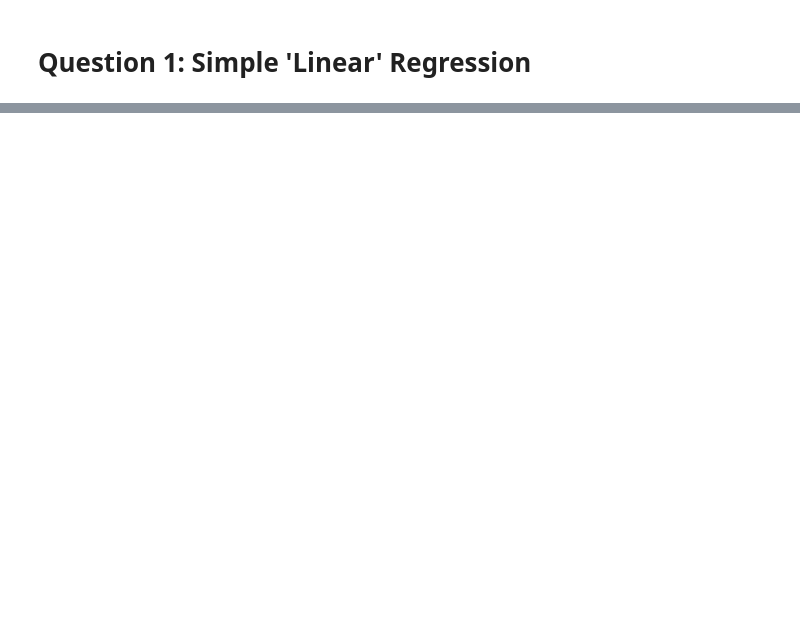
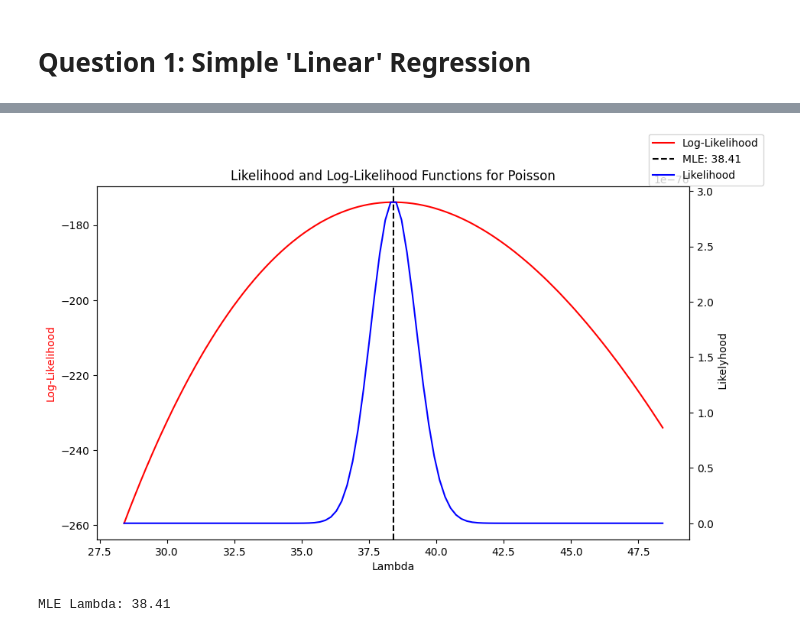
Before and after one commit to pri12345/ST239_Assignments, a Jupyter notebook: First_Assignment/Assignment1.ipynb, the cells around one changed output, grey strips where cells are left out. Cells and saved outputs as stored; diff of their text form; code cells hidden in the pictures; blank space fills up the shorter version.

```diff
--- a/First_Assignment/Assignment1.ipynb
+++ b/First_Assignment/Assignment1.ipynb
@@ -302,0 +253,44 @@ memory usage: 564.0 bytes
+# %%
+# Calculate the MLE (just the sample mean)
+lambda_mle = emails_df['y'].mean()
+
+# Range for plotting around the MLE
+lambda_values = np.linspace(lambda_mle - 10, lambda_mle + 10, 100)
+
+# Calculate Log-Likelihood for each lambda value
+
+
+# ~from math import factorial~     # apparently Scipy's gammaln is a better way #
+from scipy.special import gammaln
+factorial_term = gammaln(emails_df['y'] + 1).sum()
+n = len(emails_df)
+sum_y = emails_df['y'].sum()
+
+# Main calc
+log_likelihoods = -n * lambda_values + np.log(lambda_values) * sum_y - factorial_term
+
+# Likelihood is just e^log_likelihood
+likelihoods = np.exp(log_likelihoods)
+
+# Plotting
+fig, ax1 = plt.subplots(figsize=(10, 6))
+
+ax1.set_xlabel('Lambda')
+ax1.set_ylabel('Log-Likelihood', color='red')
+ax1.plot(lambda_values, log_likelihoods, color='red', label='Log-Likelihood')
+ax1.tick_params(axis='y')
+ax1.axvline(lambda_mle, color='black', linestyle='--', label=f'MLE: {lambda_mle:.2f}')
+
+ax2 = ax1.twinx()  # Second axis
+ax2.set_ylabel(' Likelyhood')
+ax2.plot(lambda_values, likelihoods, color='blue', label='Likelihood')
+ax2.tick_params(axis='y')
+
+plt.title('Likelihood and Log-Likelihood Functions for Poisson')
+fig.legend()
+plt.show()
+
+print(f"MLE Lambda: {lambda_mle:.2f}")
+# %% [output]
+[figure, added]
+MLE Lambda: 38.41
```
Also changed, not shown: parts of 54 cells of this notebook, 2 other files.
